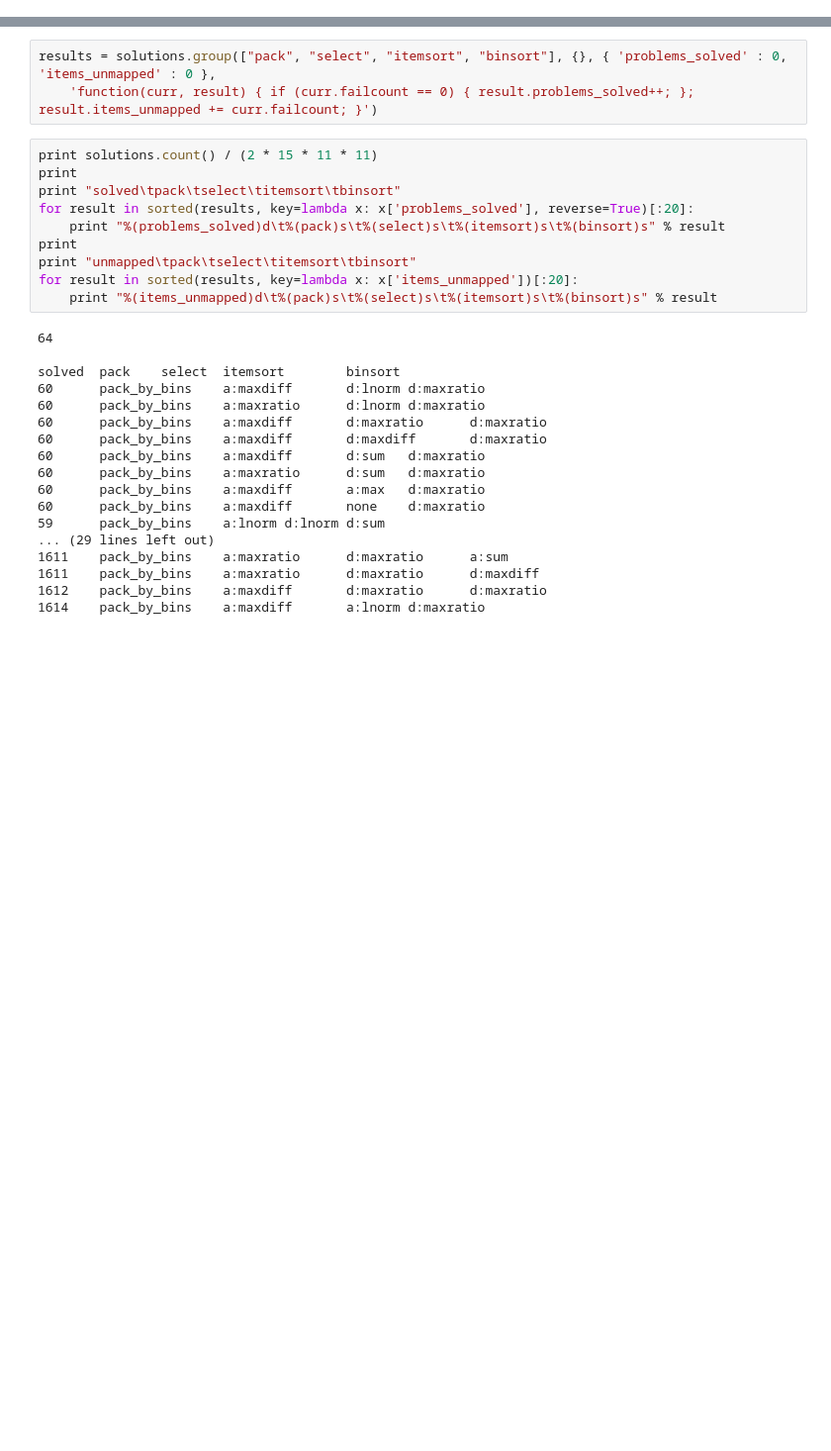
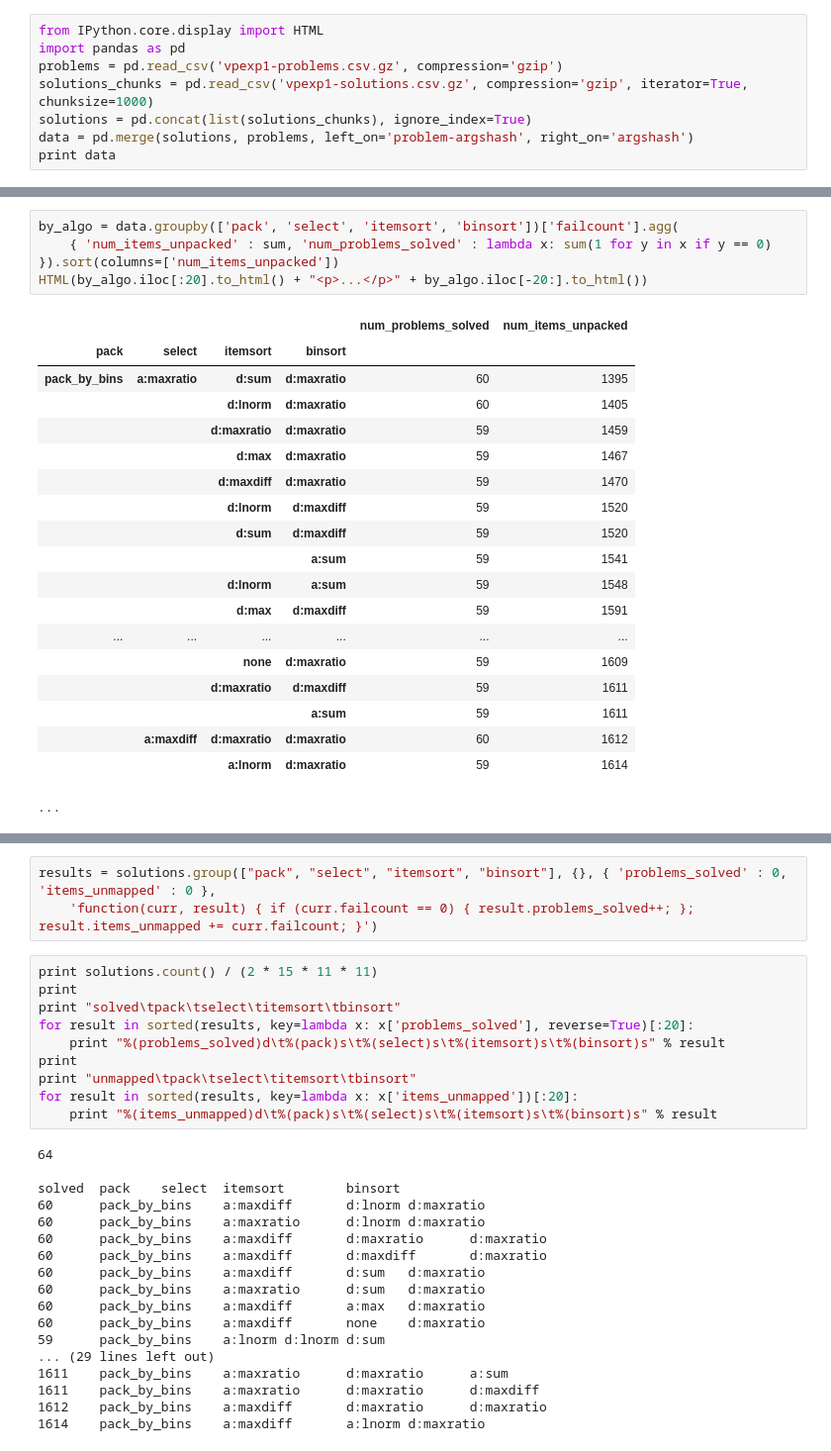
Before and after one commit to marklee77/notebooks, a Jupyter notebook: Vector Packing Experiment 1 Results.ipynb, the cells around one changed output, grey strips where cells are left out. Shown at 99% size. Drawn from its saved outputs; the diff is of its cells as text; blank space fills up the shorter version.

Commit message:
switching over to pandas...

```diff
--- a/Vector Packing Experiment 1 Results.ipynb
+++ b/Vector Packing Experiment 1 Results.ipynb
@@ -68,0 +1,8 @@ dims    solved  pack    select
+# %%
+from IPython.core.display import HTML
+import pandas as pd
+problems = pd.read_csv('vpexp1-problems.csv.gz', compression='gzip')
+solutions_chunks = pd.read_csv('vpexp1-solutions.csv.gz', compression='gzip', iterator=True, chunksize=1000)
+solutions = pd.concat(list(solutions_chunks), ignore_index=True)
+data = pd.merge(solutions, problems, left_on='problem-argshash', right_on='argshash')
+print data
@@ -68,0 +27,24 @@ dims    solved  pack    select
+# %%
+by_algo = data.groupby(['pack', 'select', 'itemsort', 'binsort'])['failcount'].agg(
+    { 'num_items_unpacked' : sum, 'num_problems_solved' : lambda x: sum(1 for y in x if y == 0) }).sort(columns=['num_items_unpacked'])
+HTML(by_algo.iloc[:20].to_html() + "<p>...</p>" + by_algo.iloc[-20:].to_html())
+# %% [output]
+|  |  |  |  | num_problems_solved | num_items_unpacked |
+| pack | select | itemsort | binsort |  |  |
+| pack_by_bins | a:maxratio | d:sum | d:maxratio | 60 | 1395 |
+|  |  | d:lnorm | d:maxratio | 60 | 1405 |
+|  |  | d:maxratio | d:maxratio | 59 | 1459 |
+|  |  | d:max | d:maxratio | 59 | 1467 |
+|  |  | d:maxdiff | d:maxratio | 59 | 1470 |
+|  |  | d:lnorm | d:maxdiff | 59 | 1520 |
+|  |  | d:sum | d:maxdiff | 59 | 1520 |
+|  |  |  | a:sum | 59 | 1541 |
+|  |  | d:lnorm | a:sum | 59 | 1548 |
+|  |  | d:max | d:maxdiff | 59 | 1591 |
+| ... | ... | ... | ... | ... | ... |
+|  |  | none | d:maxratio | 59 | 1609 |
+|  |  | d:maxratio | d:maxdiff | 59 | 1611 |
+|  |  |  | a:sum | 59 | 1611 |
+|  | a:maxdiff | d:maxratio | d:maxratio | 60 | 1612 |
+|  |  | a:lnorm | d:maxratio | 59 | 1614 |
+...
```
Also changed, not shown: parts of 8 cells of this notebook.
